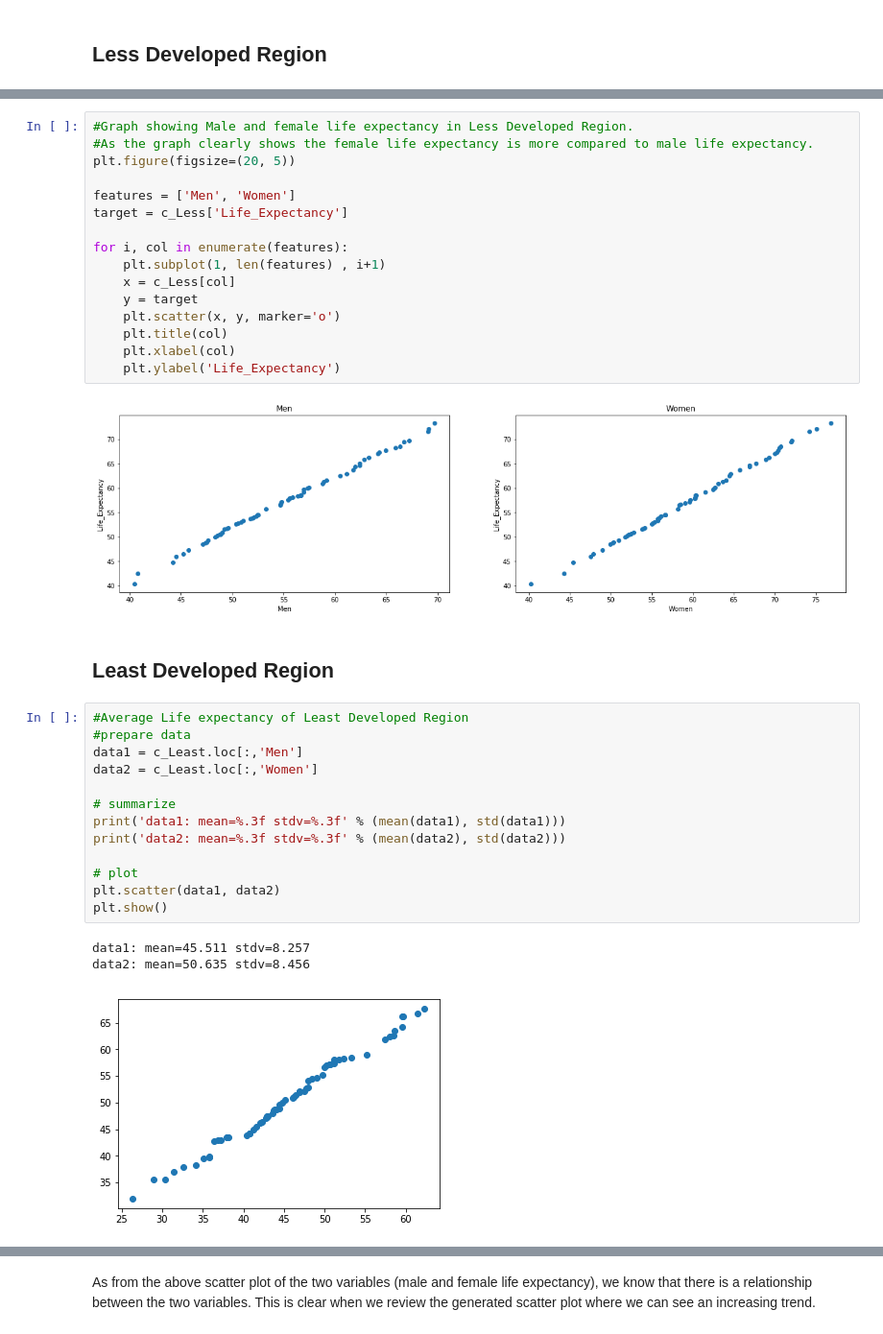
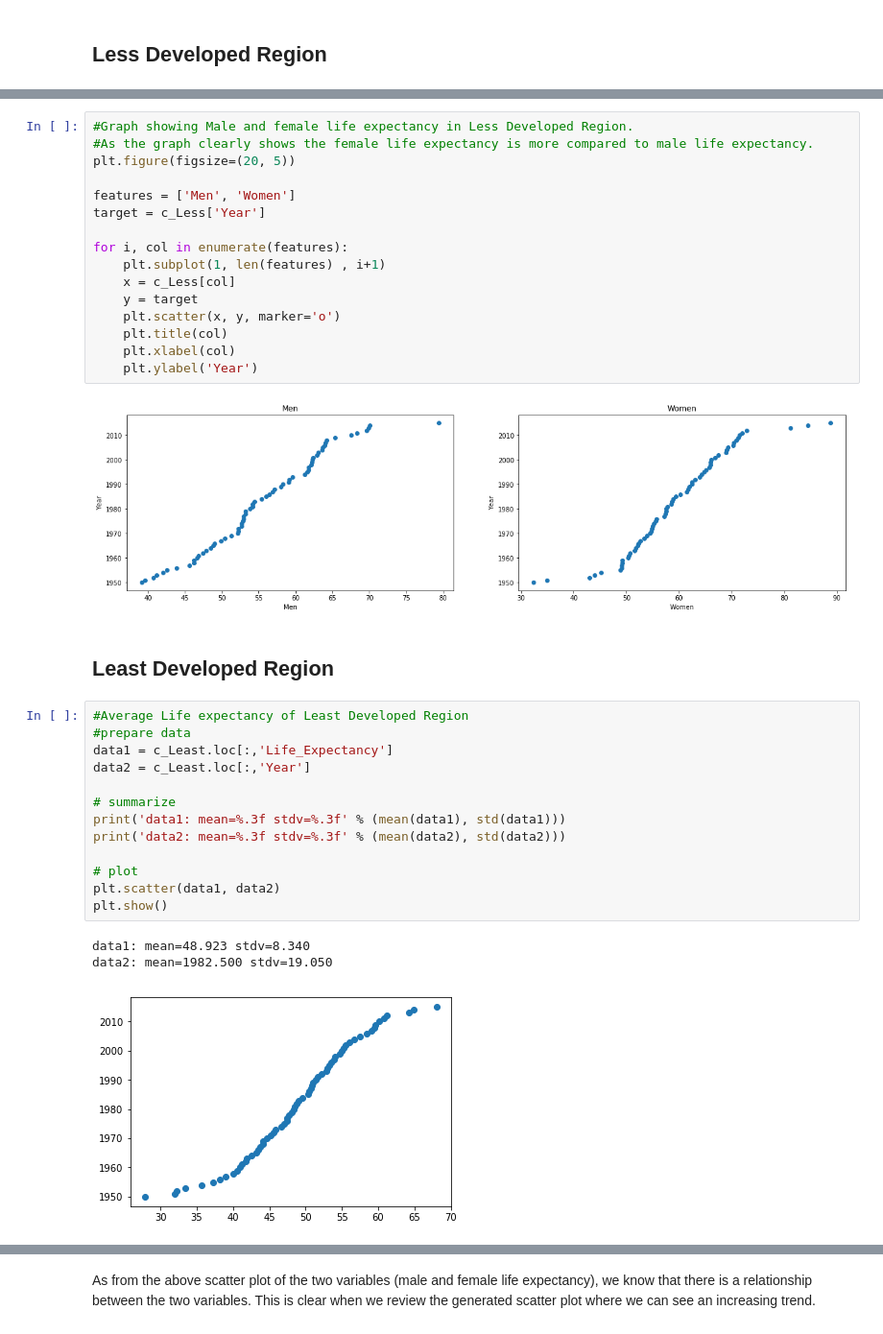
Before and after one commit to cdigap/ProgDA_Project, a Jupyter notebook: DataAnalytics_Project.ipynb, the cells around one changed output, grey strips where cells are left out. Shown: that part at 96% size. Cells and saved outputs as stored; diff of their text form.

```diff
--- a/DataAnalytics_Project.ipynb
+++ b/DataAnalytics_Project.ipynb
@@ -698,7 +666,7 @@ data2: mean=59.409 stdv=8.050
 plt.figure(figsize=(20, 5))
 
 features = ['Men', 'Women']
-target = c_Less['Life_Expectancy']
+target = c_Less['Year']
 
 for i, col in enumerate(features):
     plt.subplot(1, len(features) , i+1)
@@ -707,28 +675,28 @@ for i, col in enumerate(features):
     plt.scatter(x, y, marker='o')
     plt.title(col)
     plt.xlabel(col)
-    plt.ylabel('Life_Expectancy')
+    plt.ylabel('Year')
 # %% [output]
-[figure, old version]
+[figure, new version]
 # %% [markdown]
 ## Least Developed Region
 # %%
 #Average Life expectancy of Least Developed Region
 #prepare data
-data1 = c_Least.loc[:,'Men']
-data2 = c_Least.loc[:,'Women']
+data1 = c_Least.loc[:,'Life_Expectancy']
+data2 = c_Least.loc[:,'Year']
 
 # summarize
 print('data1: mean=%.3f stdv=%.3f' % (mean(data1), std(data1)))
 print('data2: mean=%.3f stdv=%.3f' % (mean(data2), std(data2)))
 
 # plot
 plt.scatter(data1, data2)
 plt.show()
 # %% [output]
-data1: mean=45.511 stdv=8.257
-data2: mean=50.635 stdv=8.456
+data1: mean=48.923 stdv=8.340
+data2: mean=1982.500 stdv=19.050
-[figure, old version]
+[figure, new version]
 # %%
 #Graph showing Male and female life expectancy in Least Developed Region.
 #As the graph clearly shows the female life expectancy is more compared to male life expectancy.
```
Also changed, not shown: parts of 25 cells of this notebook.
